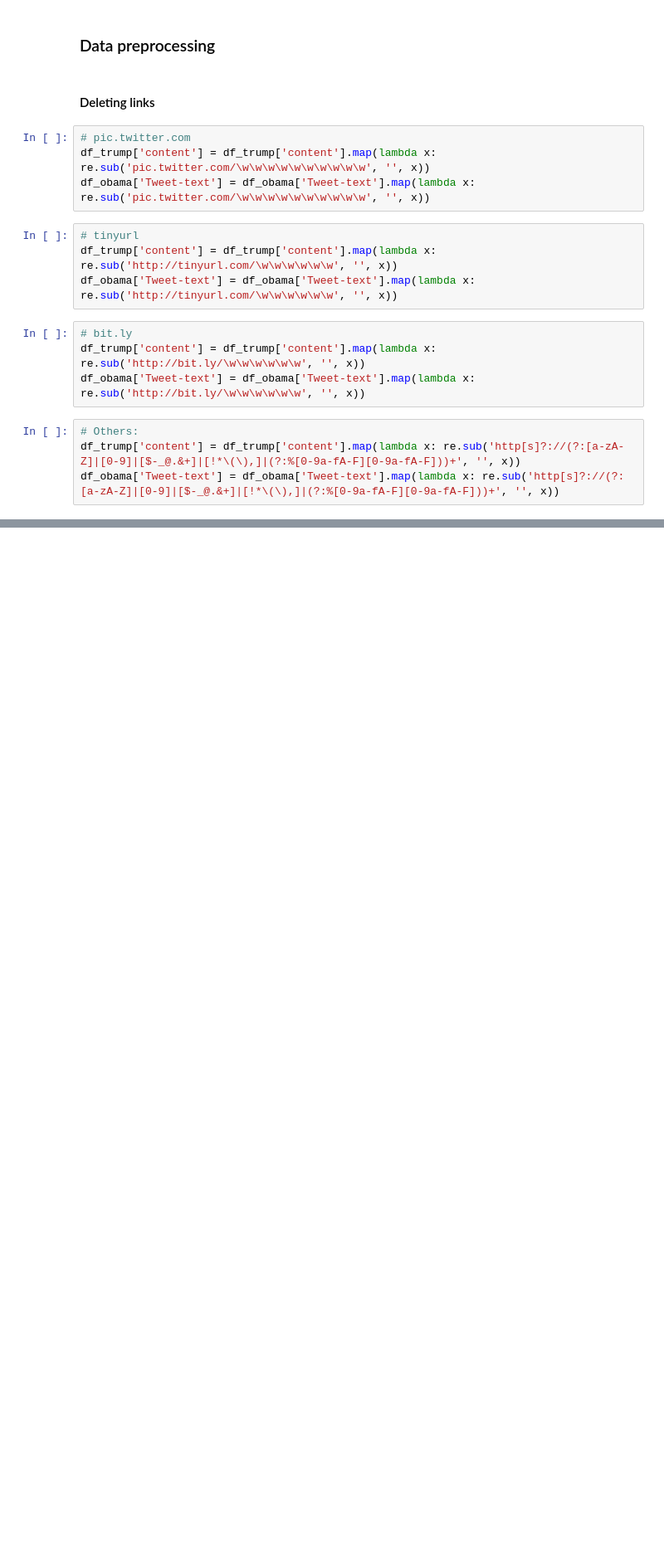
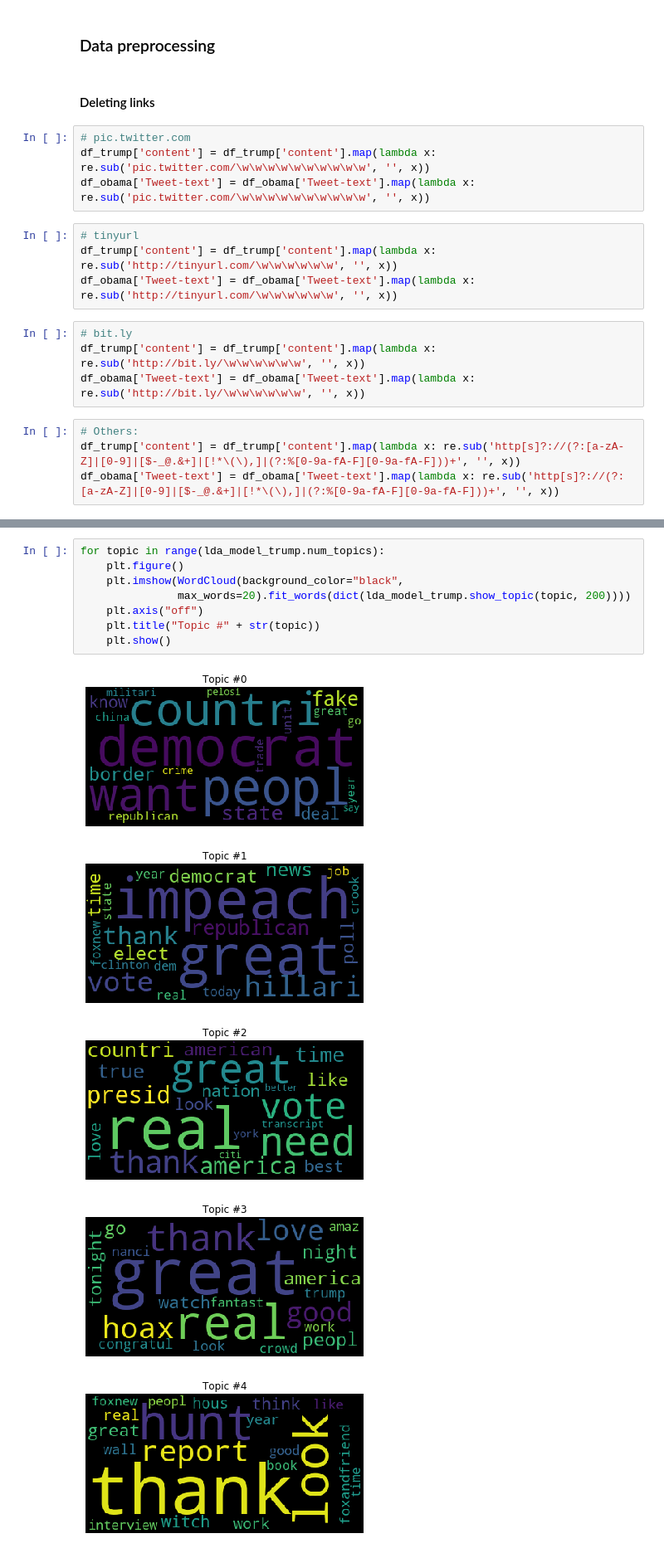
Before and after one commit to Masdevallia/nlp-topic-modeling, a Jupyter notebook: Obama_VS_Trump_Round2.ipynb, the cells around one changed output, grey strips where cells are left out. Shown at 83% size. Drawn from its saved outputs; the diff is of its cells as text; blank space fills up the shorter version.

```diff
--- a/Obama_VS_Trump_Round2.ipynb
+++ b/Obama_VS_Trump_Round2.ipynb
@@ -62,0 +419,14 @@ df_obama['Tweet-text'] = df_obama['Tweet-text'].map(lambda x: re.sub('http[s]?:/
+# %%
+for topic in range(lda_model_trump.num_topics):
+    plt.figure()
+    plt.imshow(WordCloud(background_color="black",
+               max_words=20).fit_words(dict(lda_model_trump.show_topic(topic, 200))))
+    plt.axis("off")
+    plt.title("Topic #" + str(topic))
+    plt.show()
+# %% [output]
+[figure, added]
+[figure, added]
+[figure, added]
+[figure, added]
+[figure, added]
```
Also changed, not shown: parts of 41 cells of this notebook, 1 other file.
